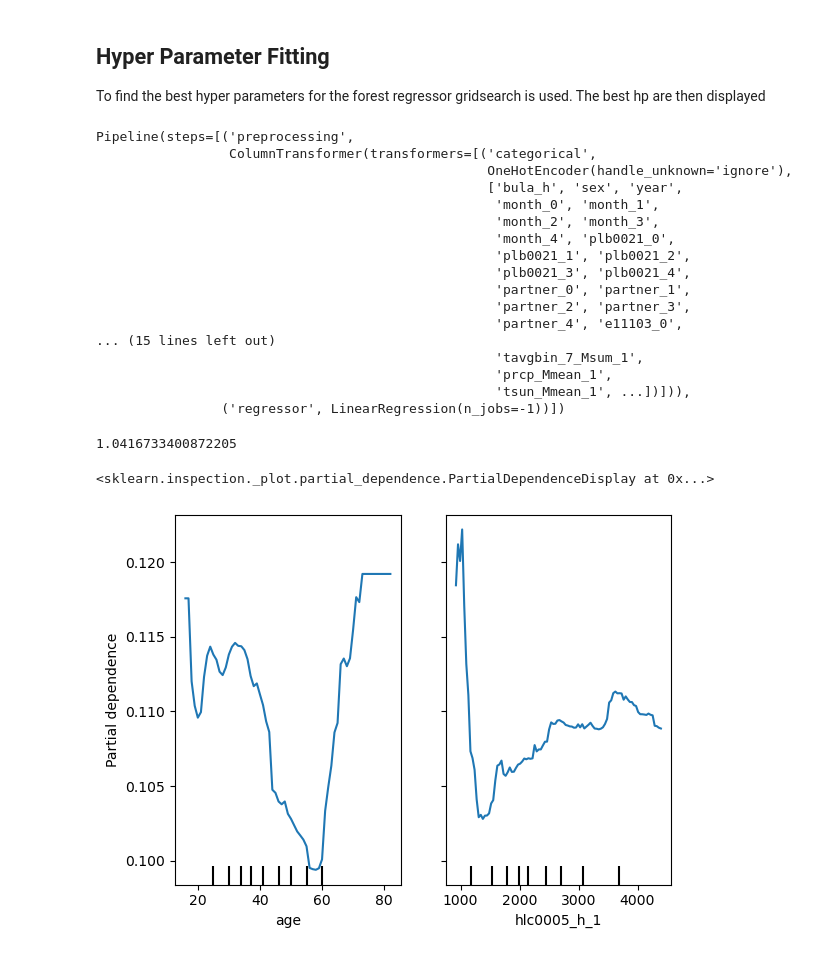
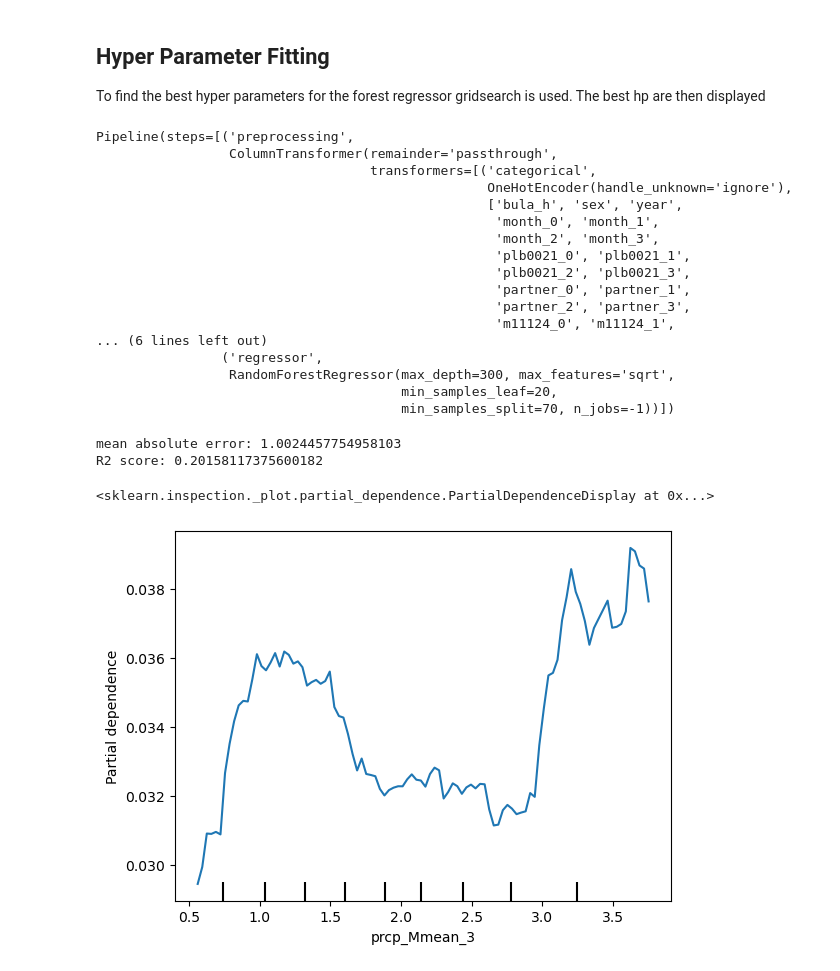
Before and after one commit to marcosousapoza/swb-temperature, a Jupyter notebook: randomforest.ipynb, the cells around one changed output. Cells and saved outputs as stored; diff of their text form; code cells hidden in the pictures.

Commit message:
final forest

```diff
--- a/randomforest.ipynb
+++ b/randomforest.ipynb
@@ -116,3 +120,11 @@ for i, var in enumerate(categorical):
+# %%
+calc = [
+    'plh0171', # satisfaction with health
+    'plh0175', # satisfaction with hh income
+    'plh0182'  # satisfaction with life
+]
+for var in calc:
+    soep.loc[soep[var] <= 0, var] = np.nan
 # %% [markdown]
 ## Creating the Window
 
@@ -169,7 +181,7 @@ def create_window(df, window_size=2, interval=5, start=1985):
 
 
 # create window
-interval, window_size = 2, 5
+interval, window_size = 2, 4
 data = create_window(soep[timevariant], window_size, interval)
 
 data
@@ -263,9 +275,10 @@ non_cats = [x for x in list(Xpd.columns) if x not in cats]
 # split the columns into categorical and numerical
 ct = ColumnTransformer(
     transformers = [
-        ('categorical', ohe, cats),
-        ('non-categorical', sc, non_cats)
-    ]
+        ('categorical', ohe, cats)
+        #('non-categorical', sc, non_cats)
+    ],
+    remainder='passthrough'
 )
 # %% [markdown]
 In the following the PCA object is created. It can be added to the pipeline or not.
@@ -350,14 +363,12 @@ from sklearn.linear_model import LinearRegression
 if not find_hp:
     # best forest regressor
     rfs = RandomForestRegressor(
-        n_estimators=1000, n_jobs=-1,
+        n_estimators=100, n_jobs=-1,
         max_features='sqrt',
-        max_depth=500,
+        max_depth=300,
         min_samples_split=70,
-        min_samples_leaf=5
+        min_samples_leaf=20
     )
-
-lm = LinearRegression(n_jobs=-1)
 # %%
 from sklearn.pipeline import Pipeline
 
@@ -367,41 +378,36 @@ pl1 = Pipeline(
         #('PC decomposition', pca),
         ('regressor', rfs)])
 pl1.fit(X_train, y_train)
-
-pl2 = Pipeline(
-    steps=[
-        ('preprocessing', ct),
-        #('PC decomposition', pca),
-        ('regressor', lm)])
-pl2.fit(X_train, y_train)
 # %% [output]
 Pipeline(steps=[('preprocessing',
-                 ColumnTransformer(transformers=[('categorical',
+                 ColumnTransformer(remainder='passthrough',
+                                   transformers=[('categorical',
                                                   OneHotEncoder(handle_unknown='ignore'),
                                                   ['bula_h', 'sex', 'year',
                                                    'month_0', 'month_1',
                                                    'month_2', 'month_3',
-                                                   'month_4', 'plb0021_0',
-                                                   'plb0021_1', 'plb0021_2',
-                                                   'plb0021_3', 'plb0021_4',
+                                                   'plb0021_0', 'plb0021_1',
+                                                   'plb0021_2', 'plb0021_3',
                                                    'partner_0', 'partner_1',
                                                    'partner_2', 'partner_3',
-                                                   'partner_4', 'e11103_0',
-... (15 lines left out)
-                                                   'tavgbin_7_Msum_1',
-                                                   'prcp_Mmean_1',
-                                                   'tsun_Mmean_1', ...])])),
-                ('regressor', LinearRegression(n_jobs=-1))])
+                                                   'm11124_0', 'm11124_1',
+... (6 lines left out)
+                ('regressor',
+                 RandomForestRegressor(max_depth=300, max_features='sqrt',
+                                       min_samples_leaf=20,
+                                       min_samples_split=70, n_jobs=-1))])
 # %%
-from sklearn.metrics import mean_absolute_error
+from sklearn.metrics import mean_absolute_error, r2_score
 
 y_pred = pl1.predict(X_test)
-print(mean_absolute_error(y_test, y_pred))
+print(f"mean absolute error: {mean_absolute_error(y_test, y_pred)}")
+print(f"R2 score: {r2_score(y_test, y_pred)}")
 # %% [output]
-1.0416733400872205
+mean absolute error: 1.0024457754958103
+R2 score: 0.20158117375600182
 # %%
 from sklearn.inspection import PartialDependenceDisplay
-PartialDependenceDisplay.from_estimator(pl1, Xpd, ['age', 'hlc0005_h_1'])
+PartialDependenceDisplay.from_estimator(pl1, Xpd, ['prcp_Mmean_3'])
 # %% [output]
 <sklearn.inspection._plot.partial_dependence.PartialDependenceDisplay at 0x...>
-[figure, old version]
+[figure, new version]
```
Also changed, not shown: parts of 7 cells of this notebook, 1 other file.
